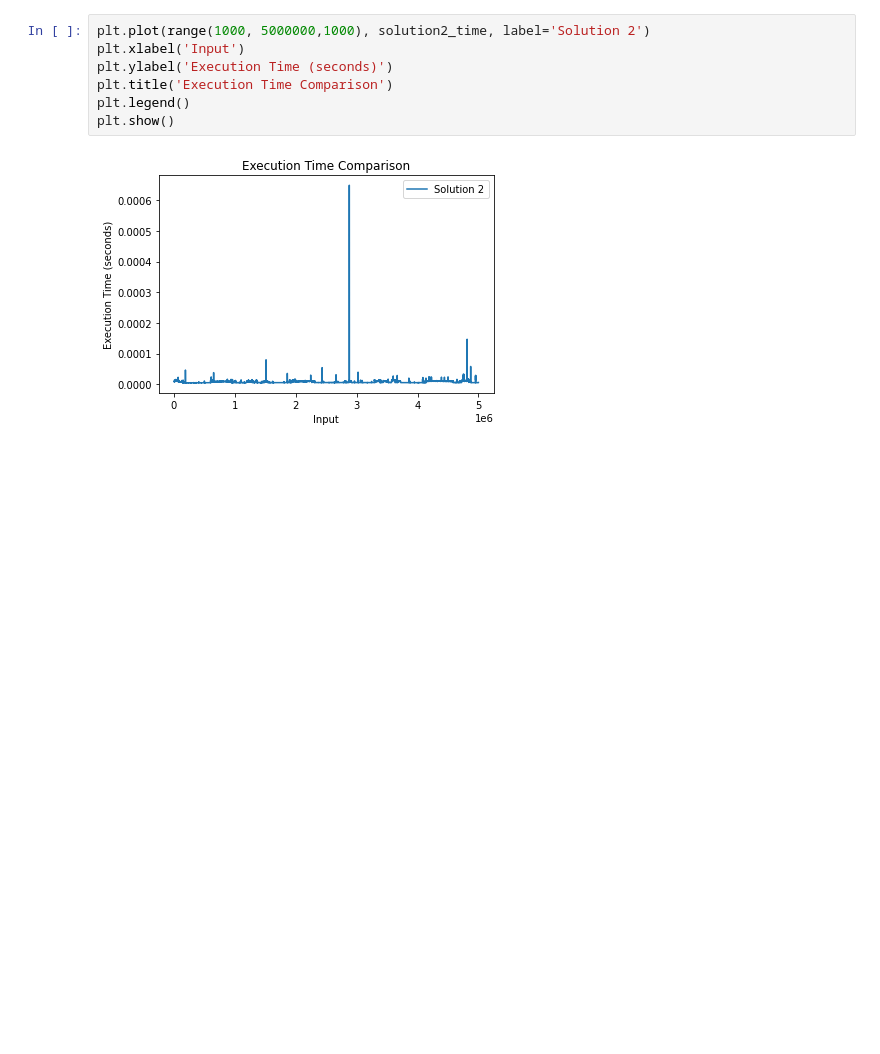
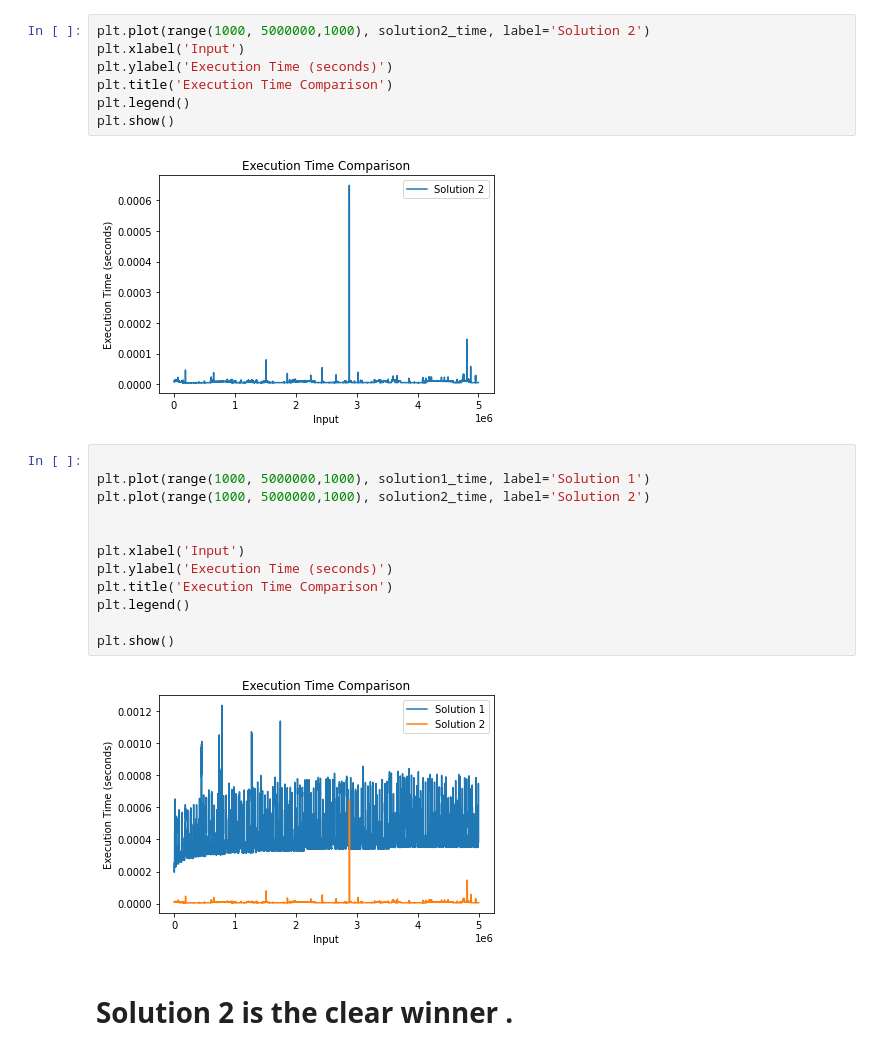
Before and after one commit to azario0/Euler_project, a Jupyter notebook: problem2.ipynb, the cells around one changed output. Cells and saved outputs as stored; diff of their text form; blank space fills up the shorter version.

```diff
--- a/problem2.ipynb
+++ b/problem2.ipynb
@@ -89,3 +95,19 @@ plt.legend()
 plt.show()
 # %% [output]
 [figure]
+# %%
+
+plt.plot(range(1000, 5000000,1000), solution1_time, label='Solution 1')
+plt.plot(range(1000, 5000000,1000), solution2_time, label='Solution 2')
+
+
+plt.xlabel('Input')
+plt.ylabel('Execution Time (seconds)')
+plt.title('Execution Time Comparison')
+plt.legend()
+
+plt.show()
+# %% [output]
+[figure, added]
+# %% [markdown]
+# Solution 2 is the clear winner .
```
Also changed, not shown: parts of 3 cells of this notebook.
